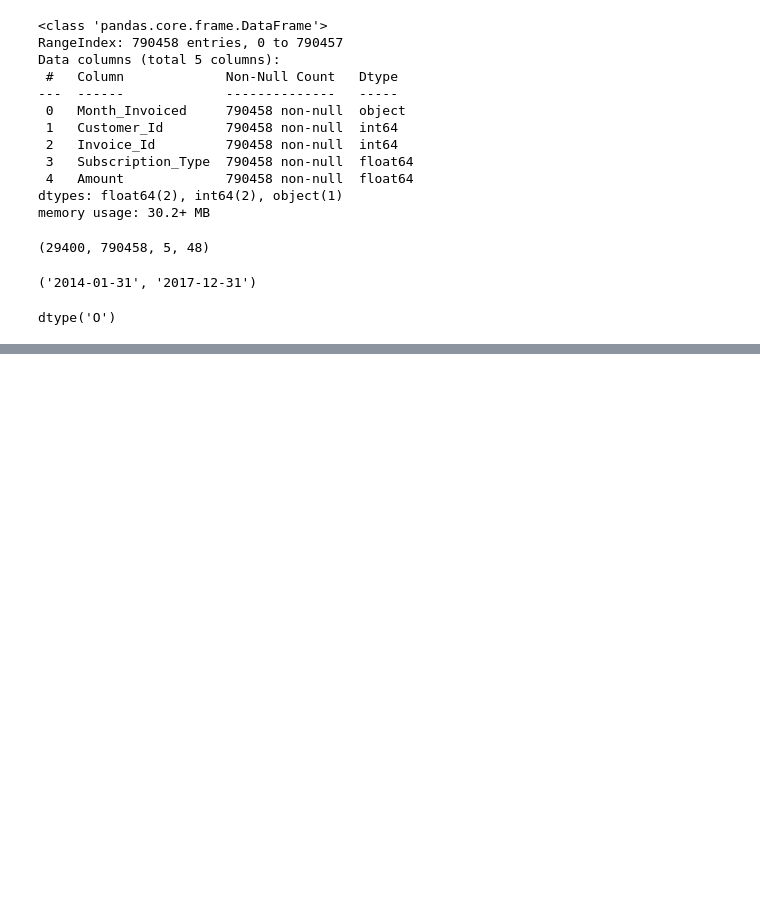
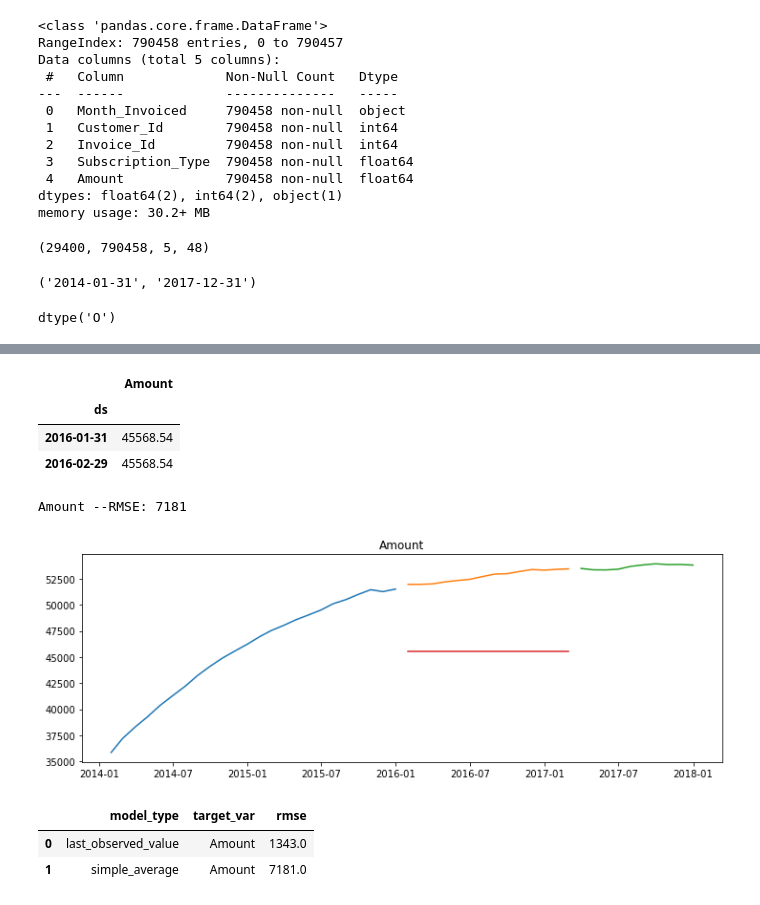
Before and after one commit to lopezelihezer/time-series-exercises, a Jupyter notebook: model.ipynb, the cells around one changed output, grey strips where cells are left out. Saved outputs shown, nothing was run; the diff lists cells and outputs as text; code cells hidden in the pictures; blank space fills up the shorter version.

```diff
--- a/model.ipynb
+++ b/model.ipynb
@@ -83,0 +223,14 @@ df.set_index('Month_Invoiced').sort_index()
+# %%
+amt = round(train['Amount'].mean(), 2)
+yhat_df = pd.DataFrame({'Amount': [amt]}, index = validate.index)
+yhat_df.head(2)
+# %% [output]
+|  | Amount |
+| ds |  |
+| 2016-01-31 | 45568.54 |
+| 2016-02-29 | 45568.54 |
+# %%
+plot_and_eval(target_var)
+# %% [output]
+Amount --RMSE: 7181
+[figure, added]
@@ -83,0 +240,6 @@ df.set_index('Month_Invoiced').sort_index()
+# %%
+eval_df
+# %% [output]
+|  | model_type | target_var | rmse |
+| 0 | last_observed_value | Amount | 1343.0 |
+| 1 | simple_average | Amount | 7181.0 |
```
Also changed, not shown: parts of 51 cells of this notebook.
